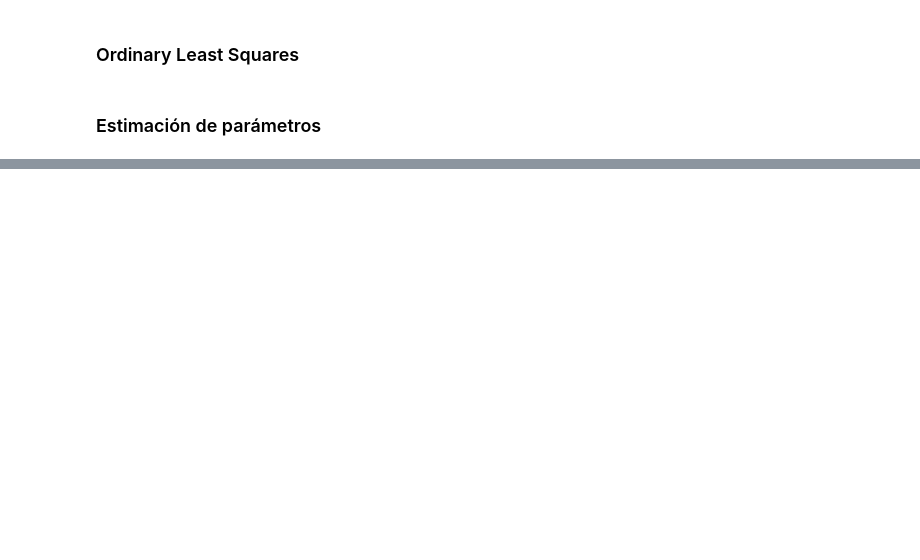
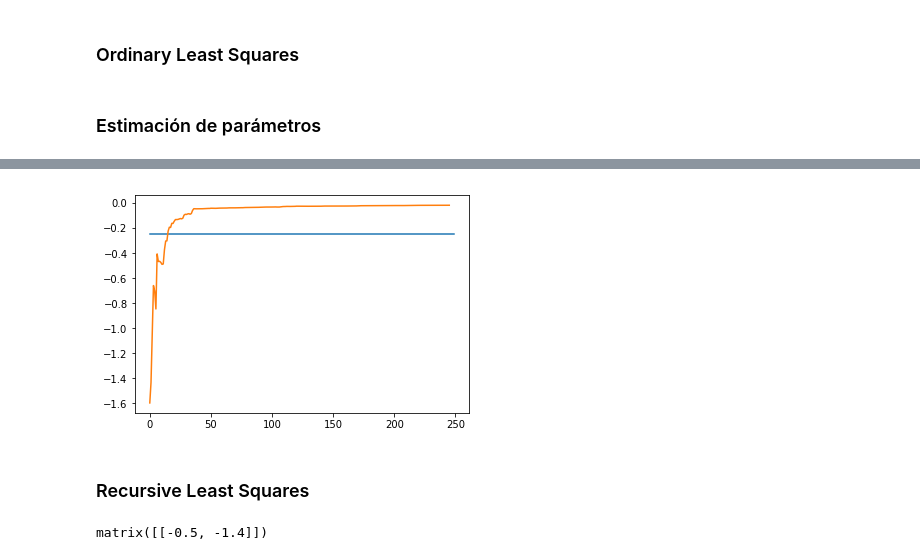
Before and after one commit to CamiVasz/Modelaci-n-experimental, a Jupyter notebook: Entrega 2/LS.ipynb, the cells around one changed output, grey strips where cells are left out. Cells and saved outputs as stored; diff of their text form; code cells hidden in the pictures; blank space fills up the shorter version.

```diff
--- a/Entrega 2/LS.ipynb
+++ b/Entrega 2/LS.ipynb
@@ -66,0 +96,8 @@ plt.show()
+# %%
+plt.plot(a2)
+plt.plot(c2)
+plt.show()
+# %% [output]
+[figure, added]
+# %% [markdown]
+### Recursive Least Squares
@@ -67,2 +111,4 @@ plt.show()
 # %%
-X
+X[0]
+# %% [output]
+matrix([[-0.5, -1.4]])
```
Also changed, not shown: parts of 18 cells of this notebook.
